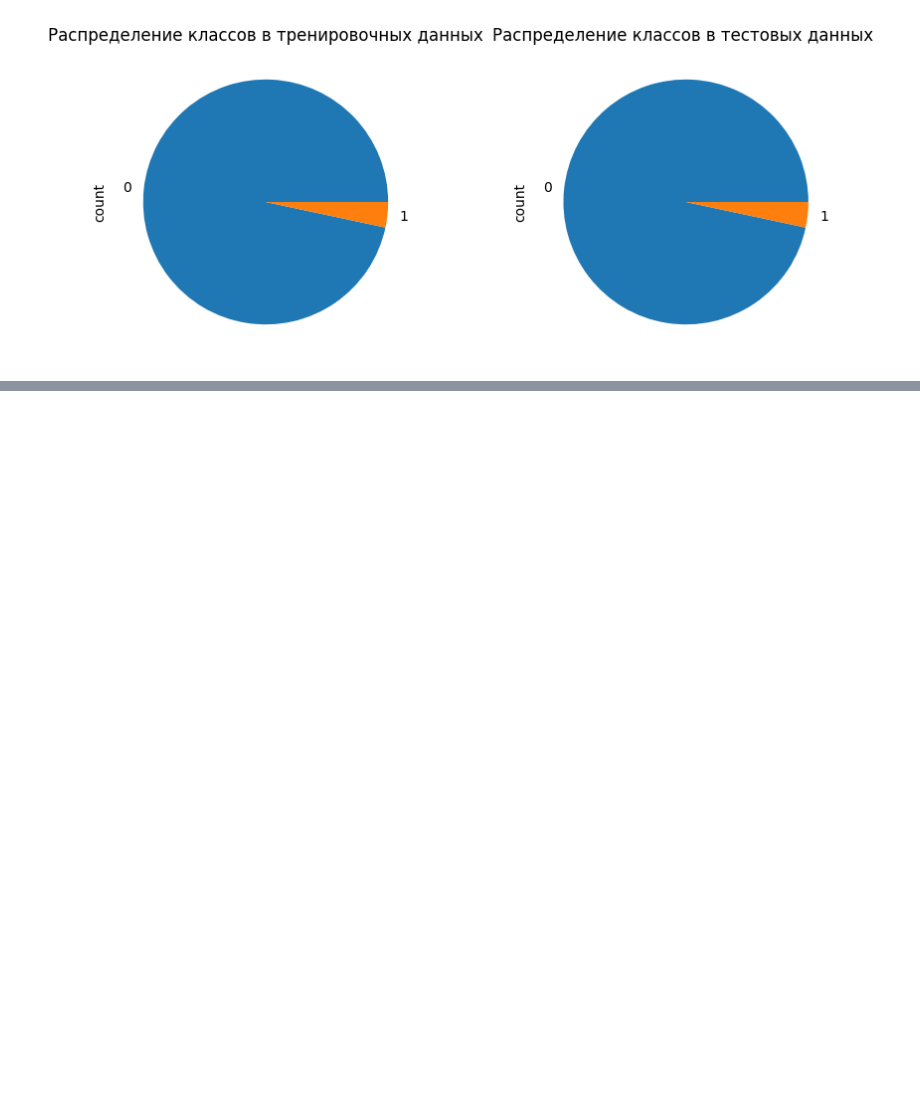
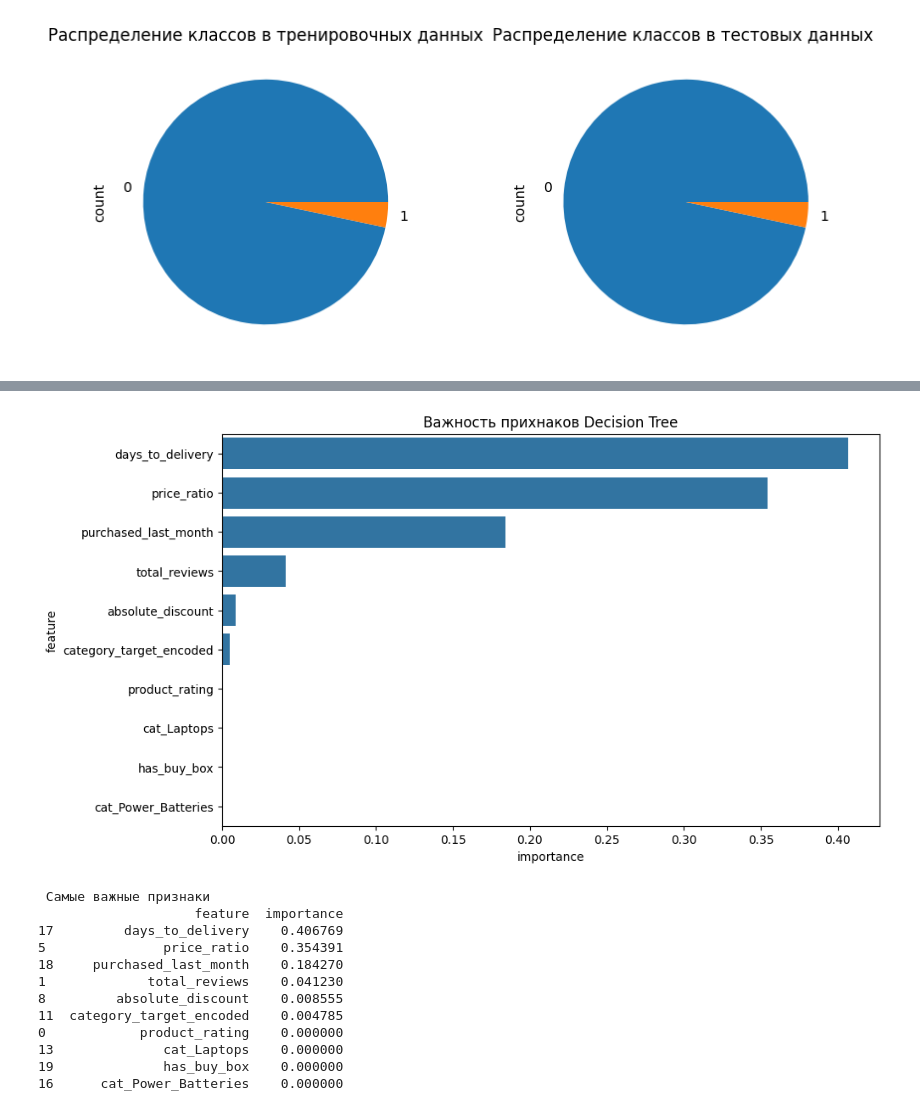
Before and after one commit to bertnyak/amazon_sales, a Jupyter notebook: amazon_sales_dataset.ipynb, the cells around one changed output, grey strips where cells are left out. Drawn from its saved outputs; the diff is of its cells as text; code cells hidden in the pictures; blank space fills up the shorter version.

```diff
--- a/amazon_sales_dataset.ipynb
+++ b/amazon_sales_dataset.ipynb
@@ -499,7 +479,7 @@ catboost_model = CatBoostClassifier(
     scale_pos_weight=30,
 
     eval_metric='F1',
-    # early_stopping_rounds=50,
+    early_stopping_rounds=50,
     random_seed=42,
     verbose=100,
     thread_count=-1
@@ -528,0 +569,17 @@ Shrink model to first 63 iterations.
+# %%
+from sklearn.dummy import DummyClassifier
+
+# Baseline модель
+dummy = DummyClassifier(strategy='stratified')
+dummy.fit(X_train_scaled, y_train)
+y_pred_dummy = dummy.predict(X_test_scaled)
+dummy_f1 = f1_score(y_test, y_pred_dummy)
+
+print(f"BASELINE (Dummy) F1: {dummy_f1:.4f}")
+print(f"CatBoost F1: 0.787 ? (сомнительно)")
+print(f"Random Forest F1: 0.224")
+
+if dummy_f1 > 0.224:
+    print("Модели работают ХУЖЕ случайного угадывания!")
+else:
+    print("Модели лучше baseline, но все равно плохо")
@@ -528,0 +692,37 @@ Shrink model to first 63 iterations.
+# %%
+from sklearn.tree import DecisionTreeClassifier, export_text
+
+simple_dt = DecisionTreeClassifier(
+    max_depth=4,
+    min_samples_leaf=50,
+    # class_weight='balanced',
+    random_state=42
+)
+
+simple_dt.fit(X_train_scaled, y_train)
+plt.figure(figsize=(10,6))
+feature_importance = pd.DataFrame({
+    'feature' : all_features,
+    'importance' : simple_dt.feature_importances_
+}).sort_values('importance',ascending=False)
+
+sns.barplot(data=feature_importance.head(10), x='importance', y='feature')
+plt.title('Важность прихнаков Decision Tree')
+plt.show()
+
+print('\n Самые важные признаки')
+print(feature_importance.head(10))
+# %% [output]
+[figure, added]
+ Самые важные признаки
+                    feature  importance
+17         days_to_delivery    0.406769
+5               price_ratio    0.354391
+18     purchased_last_month    0.184270
+1             total_reviews    0.041230
+8         absolute_discount    0.008555
+11  category_target_encoded    0.004785
+0            product_rating    0.000000
+13              cat_Laptops    0.000000
+19              has_buy_box    0.000000
+16      cat_Power_Batteries    0.000000
```
Also changed, not shown: parts of 37 cells of this notebook, 4 other files.
